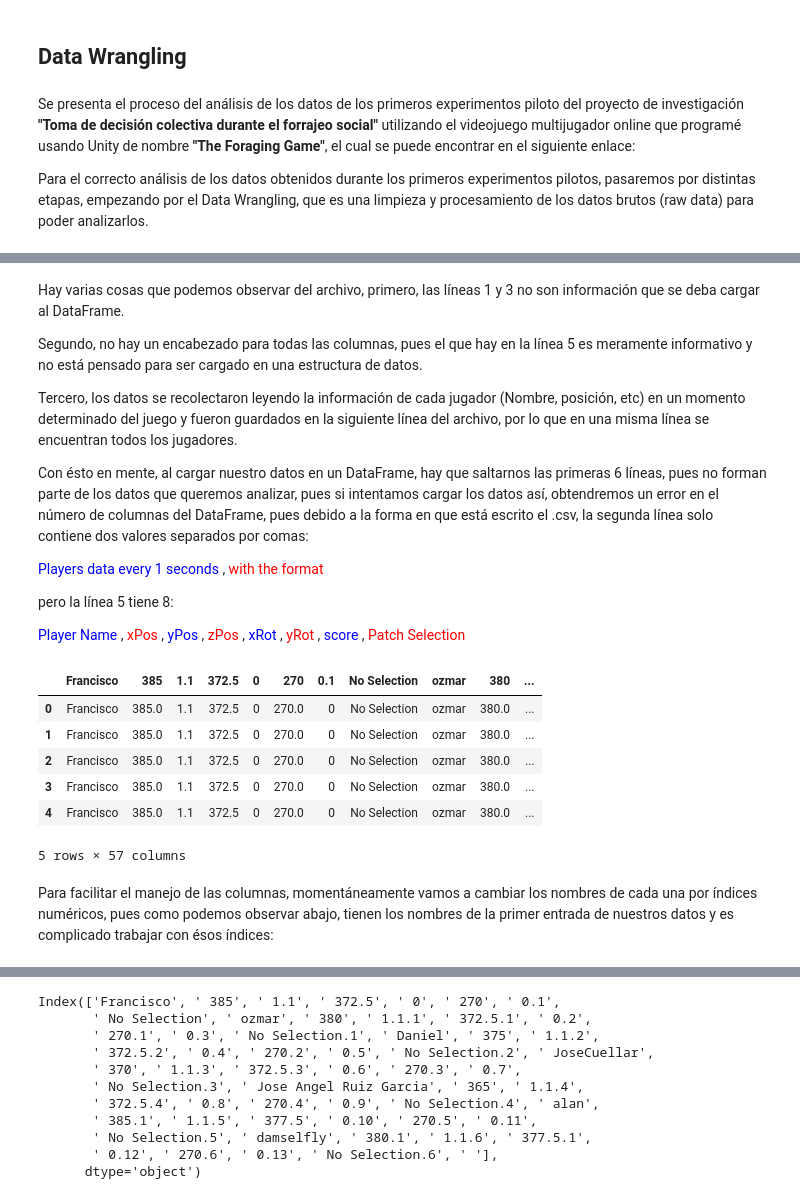
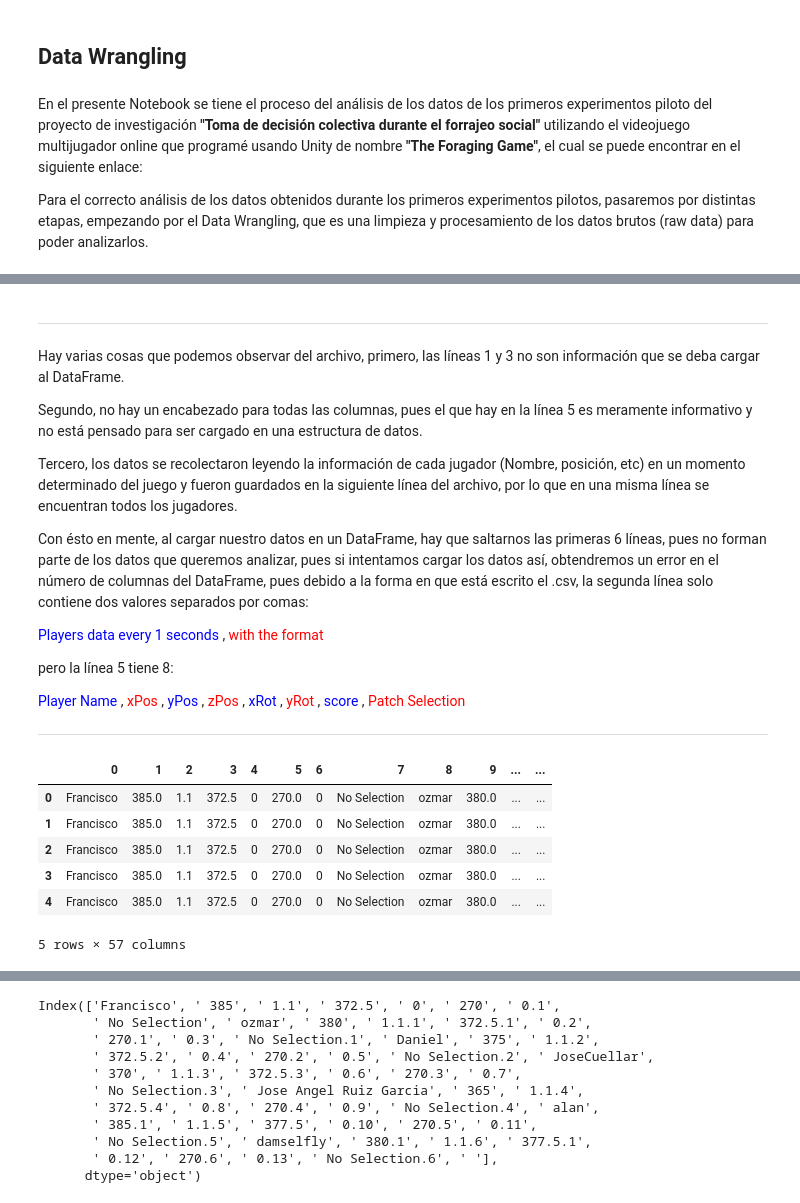
Before and after one commit to FranMurguia/Analisis_de_Datos, a Jupyter notebook: Juego de Forrajeo.ipynb, the cells around one changed output, grey strips where cells are left out. Drawn from its saved outputs; the diff is of its cells as text; code cells hidden in the pictures.

```diff
--- a/Juego de Forrajeo.ipynb
+++ b/Juego de Forrajeo.ipynb
@@ -3,7 +3,7 @@
 # %% [markdown]
 ## Data Wrangling
 # %% [markdown]
-Se presenta el proceso del análisis de los datos de los primeros experimentos piloto del proyecto de investigación **"Toma de decisión colectiva durante el forrajeo social"** utilizando el videojuego multijugador online que programé usando Unity de nombre **"The Foraging Game"**, el cual se puede encontrar en el siguiente enlace:
+En el presente Notebook se tiene el proceso del análisis de los datos de los primeros experimentos piloto del proyecto de investigación **"Toma de decisión colectiva durante el forrajeo social"** utilizando el videojuego multijugador online que programé usando Unity de nombre **"The Foraging Game"**, el cual se puede encontrar en el siguiente enlace:
 
 Para el correcto análisis de los datos obtenidos durante los primeros experimentos pilotos, pasaremos por distintas etapas, empezando por el Data Wrangling, que es una limpieza y procesamiento de los datos brutos (raw data) para poder analizarlos.
 # %%
@@ -34,6 +34,8 @@ Francisco,  385,  1.1,  372.5,  0,  270,  0,  No Selection,  ozmar,  380,  1.1,
 Francisco,  385,  1.1,  372.5,  0,  270,  0,  No Selection,  ozmar,  380,  1.1,  372.5,  0,  270,  0,  No Selection,  Daniel,  375,  1.1,  372.5,  0,  270,  0,  No Selection,  JoseCuellar,  370,  1.1, ...
 Francisco,  385,  1.1,  372.5,  0,  270,  0,  No Selection,  ozmar,  380,  1.1,  372.5,  0,  270,  0,  No Selection,  Daniel,  375,  1.1,  372.5,  0,  270,  0,  No Selection,  JoseCuellar,  370,  1.1, ...
 # %% [markdown]
+--------------------------------------------------------------------------------------------------------------------
+
 Hay varias cosas que podemos observar del archivo, primero, las líneas 1 y 3 no son información que se deba cargar al DataFrame.
 
 Segundo, no hay un encabezado para todas las columnas, pues el que hay en la línea 5 es meramente informativo y no está pensado para ser cargado en una estructura de datos.
@@ -47,21 +49,23 @@ Con ésto en mente, al cargar nuestro datos en un DataFrame, hay que saltarnos l
 pero la línea 5 tiene 8:
 
 <font color='blue'>Player Name</font> , <font color='red'>xPos</font> , <font color='blue'>yPos</font> , <font color='red'>zPos</font> , <font color='blue'>xRot</font> , <font color='red'>yRot</font> , <font color='blue'>score</font> , <font color='red'>Patch Selection</font>
+
+--------------------------------------------------------------------------------------------------------------------
 # %%
 import pandas as pd
 
 # Guardamos los datos en un DataFrame llamado "df", pero nos saltamos las primeras 6 líneas del archivo
-df = pd.read_csv("Data Sets/Positions_Round_1.csv", skiprows=6)
+df = pd.read_csv("Data Sets/Positions_Round_1.csv",
+                 skiprows=6,
+                 header = None)
 
 # Vemos los primeros 5 elementos del DataFrame
 df.head()
 # %% [output]
-|  | Francisco | 385 | 1.1 | 372.5 | 0 | 270 | 0.1 | No Selection | ozmar | 380 | ... |
-| 0 | Francisco | 385.0 | 1.1 | 372.5 | 0 | 270.0 | 0 | No Selection | ozmar | 380.0 | ... |
-| 1 | Francisco | 385.0 | 1.1 | 372.5 | 0 | 270.0 | 0 | No Selection | ozmar | 380.0 | ... |
-| 2 | Francisco | 385.0 | 1.1 | 372.5 | 0 | 270.0 | 0 | No Selection | ozmar | 380.0 | ... |
-| 3 | Francisco | 385.0 | 1.1 | 372.5 | 0 | 270.0 | 0 | No Selection | ozmar | 380.0 | ... |
-| 4 | Francisco | 385.0 | 1.1 | 372.5 | 0 | 270.0 | 0 | No Selection | ozmar | 380.0 | ... |
+|  | 0 | 1 | 2 | 3 | 4 | 5 | 6 | 7 | 8 | 9 | ... | ... |
+| 0 | Francisco | 385.0 | 1.1 | 372.5 | 0 | 270.0 | 0 | No Selection | ozmar | 380.0 | ... | ... |
+| 1 | Francisco | 385.0 | 1.1 | 372.5 | 0 | 270.0 | 0 | No Selection | ozmar | 380.0 | ... | ... |
+| 2 | Francisco | 385.0 | 1.1 | 372.5 | 0 | 270.0 | 0 | No Selection | ozmar | 380.0 | ... | ... |
+| 3 | Francisco | 385.0 | 1.1 | 372.5 | 0 | 270.0 | 0 | No Selection | ozmar | 380.0 | ... | ... |
+| 4 | Francisco | 385.0 | 1.1 | 372.5 | 0 | 270.0 | 0 | No Selection | ozmar | 380.0 | ... | ... |
 5 rows × 57 columns
-# %% [markdown]
-Para facilitar el manejo de las columnas, momentáneamente vamos a cambiar los nombres de cada una por índices numéricos, pues como podemos observar abajo, tienen los nombres de la primer entrada de nuestros datos y es complicado trabajar con ésos índices:
```
Also changed, not shown: parts of 6 cells of this notebook.
